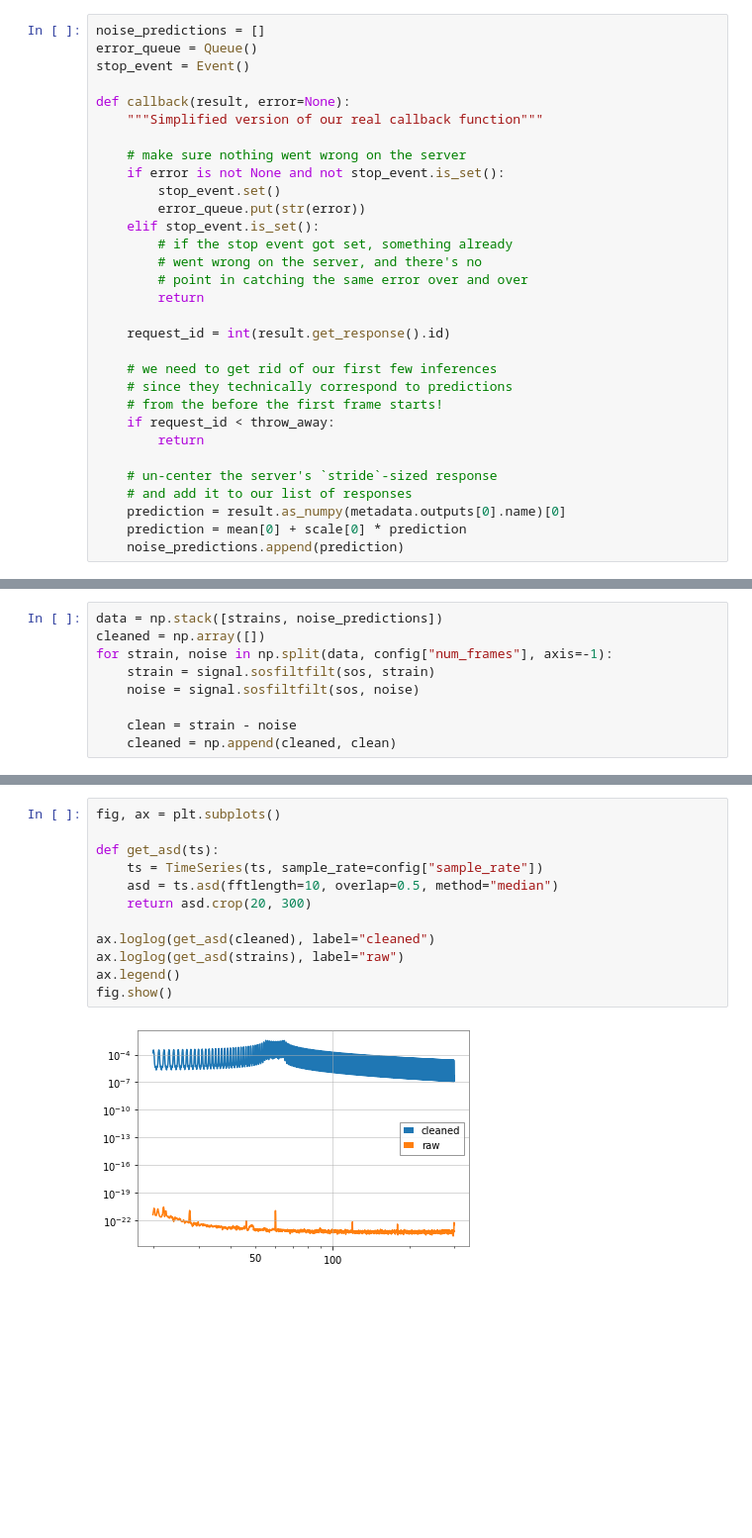
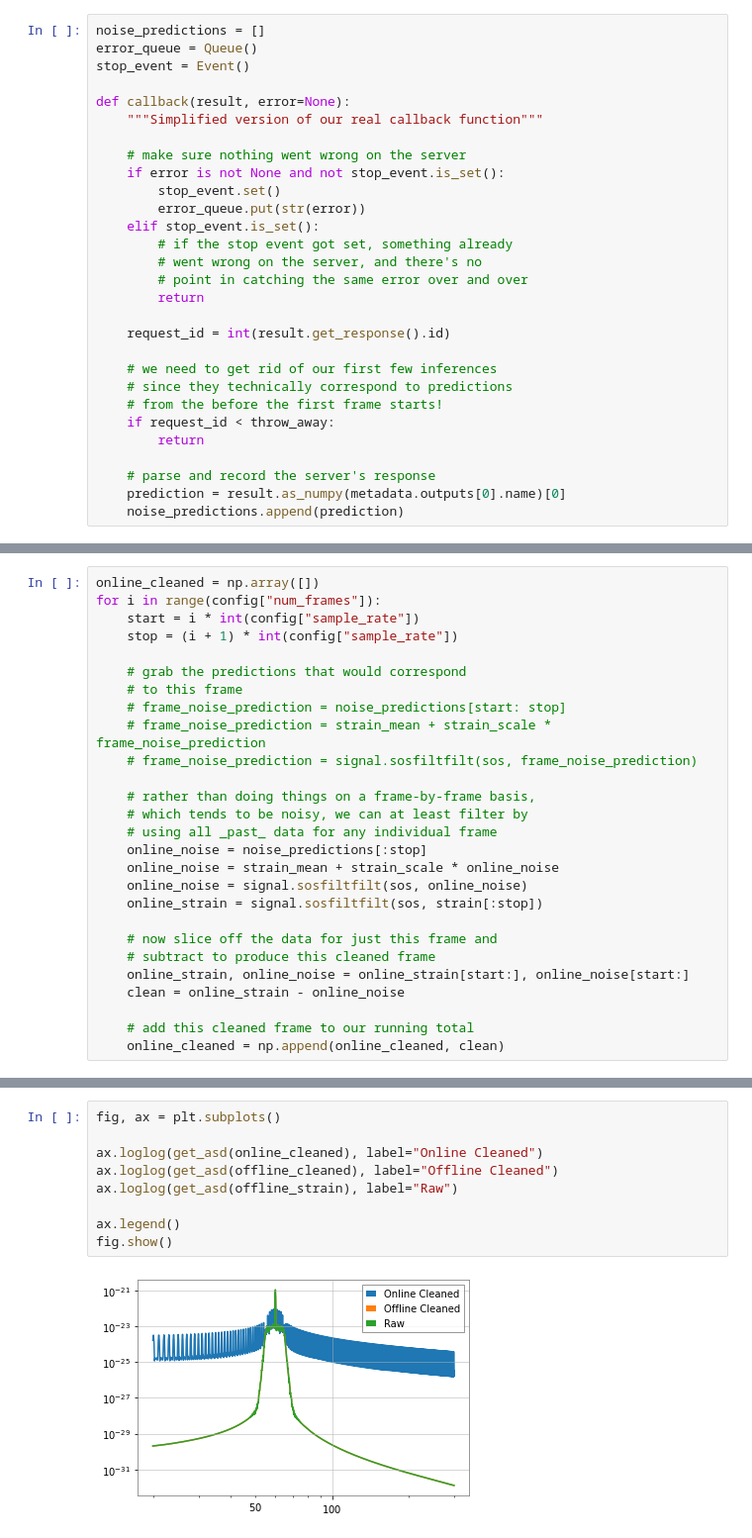
Before and after one commit to fastmachinelearning/gw-iaas, a Jupyter notebook: projects/deepclean-production/end-to-end.ipynb, the cells around one changed output, grey strips where cells are left out. Shown at 99% size. Saved outputs shown, nothing was run; the diff lists cells and outputs as text; blank space fills up the shorter version.

Commit message:
updating streaming output to slice and completing comparison notebook

```diff
--- a/projects/deepclean-production/end-to-end.ipynb
+++ b/projects/deepclean-production/end-to-end.ipynb
@@ -237,9 +320,7 @@ def callback(result, error=None):
     if request_id < throw_away:
         return
 
-    # un-center the server's `stride`-sized response
-    # and add it to our list of responses
+    # parse and record the server's response
     prediction = result.as_numpy(metadata.outputs[0].name)[0]
-    prediction = mean[0] + scale[0] * prediction
     noise_predictions.append(prediction)
 # %% [markdown]
@@ -295,9 +378,27 @@ Sending requests ━━━━━━━━━━━━━━━━━━━━━
 # %%
-data = np.stack([strains, noise_predictions])
-cleaned = np.array([])
-for strain, noise in np.split(data, config["num_frames"], axis=-1):
-    strain = signal.sosfiltfilt(sos, strain)
-    noise = signal.sosfiltfilt(sos, noise)
+online_cleaned = np.array([])
+for i in range(config["num_frames"]):
+    start = i * int(config["sample_rate"])
+    stop = (i + 1) * int(config["sample_rate"])
 
-    clean = strain - noise
-    cleaned = np.append(cleaned, clean)
+    # grab the predictions that would correspond
+    # to this frame
+    # frame_noise_prediction = noise_predictions[start: stop]
+    # frame_noise_prediction = strain_mean + strain_scale * frame_noise_prediction
+    # frame_noise_prediction = signal.sosfiltfilt(sos, frame_noise_prediction)
+
+    # rather than doing things on a frame-by-frame basis,
+    # which tends to be noisy, we can at least filter by
+    # using all _past_ data for any individual frame
+    online_noise = noise_predictions[:stop]
+    online_noise = strain_mean + strain_scale * online_noise
+    online_noise = signal.sosfiltfilt(sos, online_noise)
+    online_strain = signal.sosfiltfilt(sos, strain[:stop])
+
+    # now slice off the data for just this frame and
+    # subtract to produce this cleaned frame
+    online_strain, online_noise = online_strain[start:], online_noise[start:]
+    clean = online_strain - online_noise
+
+    # add this cleaned frame to our running total
+    online_cleaned = np.append(online_cleaned, clean)
@@ -304,14 +407,11 @@ for strain, noise in np.split(data, config["num_frames"], axis=-1):
 # %%
 fig, ax = plt.subplots()
 
-def get_asd(ts):
-    ts = TimeSeries(ts, sample_rate=config["sample_rate"])
-    asd = ts.asd(fftlength=10, overlap=0.5, method="median")
-    return asd.crop(20, 300)
+ax.loglog(get_asd(online_cleaned), label="Online Cleaned")
+ax.loglog(get_asd(offline_cleaned), label="Offline Cleaned")
+ax.loglog(get_asd(offline_strain), label="Raw")
 
-ax.loglog(get_asd(cleaned), label="cleaned")
-ax.loglog(get_asd(strains), label="raw")
 ax.legend()
 fig.show()
 # %% [output]
-[figure, old version]
+[figure, new version]
```
Also changed, not shown: parts of 30 cells of this notebook, 4 other files.
